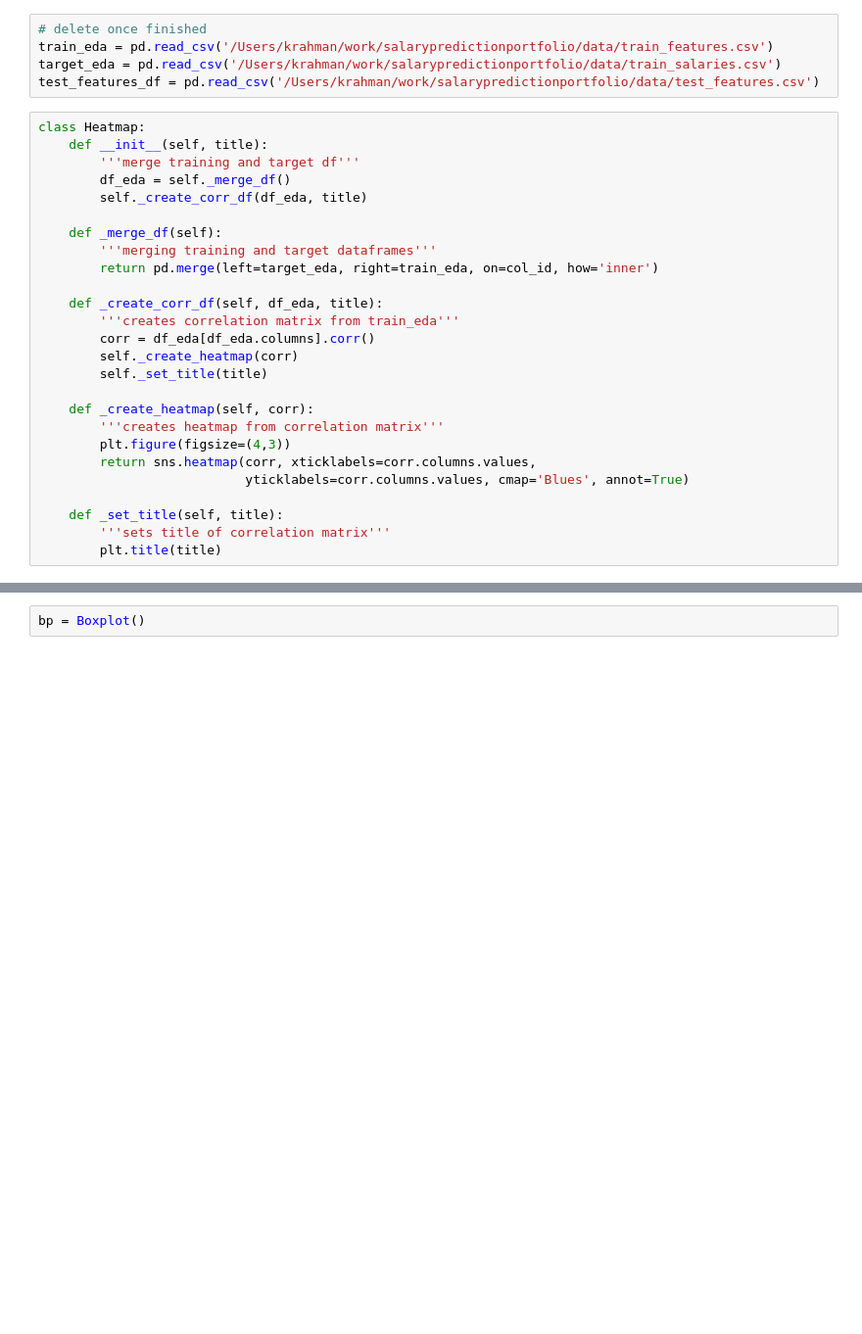
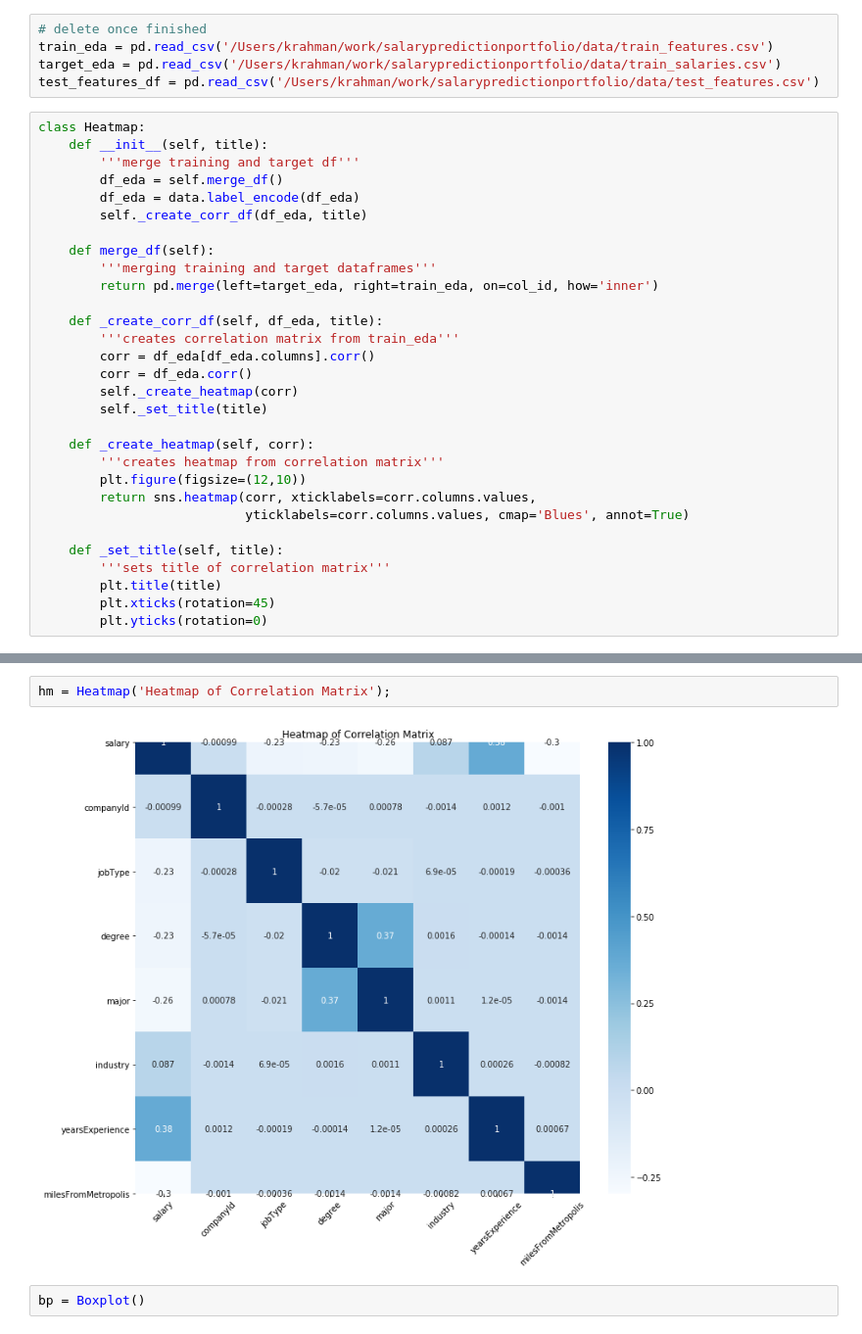
Before and after one commit to kirahman2/salarypredictionportfolio, a Jupyter notebook: Salary Prediction Notebook.ipynb, the cells around one changed output, grey strips where cells are left out. Shown at 98% size. Drawn from its saved outputs; the diff is of its cells as text; blank space fills up the shorter version.

```diff
--- a/Salary Prediction Notebook.ipynb
+++ b/Salary Prediction Notebook.ipynb
@@ -450,28 +415,32 @@ test_features_df = pd.read_csv('/Users/krahman/work/salarypredictionportfolio/da
 class Heatmap:
     def __init__(self, title):
         '''merge training and target df'''
-        df_eda = self._merge_df()
+        df_eda = self.merge_df()
+        df_eda = data.label_encode(df_eda)
         self._create_corr_df(df_eda, title)
 
-    def _merge_df(self):
+    def merge_df(self):
         '''merging training and target dataframes'''
         return pd.merge(left=target_eda, right=train_eda, on=col_id, how='inner')
 
     def _create_corr_df(self, df_eda, title):
         '''creates correlation matrix from train_eda'''
         corr = df_eda[df_eda.columns].corr()
+        corr = df_eda.corr()
         self._create_heatmap(corr)
         self._set_title(title)
 
     def _create_heatmap(self, corr):
         '''creates heatmap from correlation matrix'''
-        plt.figure(figsize=(4,3))
+        plt.figure(figsize=(12,10))
         return sns.heatmap(corr, xticklabels=corr.columns.values,
                            yticklabels=corr.columns.values, cmap='Blues', annot=True)
 
     def _set_title(self, title):
         '''sets title of correlation matrix'''
         plt.title(title)
+        plt.xticks(rotation=45)
+        plt.yticks(rotation=0)
 # %%
 class Boxplot:
     def __init__(self):
@@ -525,2 +496,6 @@ class Boxplot:
+# %%
+hm = Heatmap('Heatmap of Correlation Matrix');
+# %% [output]
+[figure, added]
 # %%
 bp = Boxplot()
```
Also changed, not shown: parts of 16 cells of this notebook.
